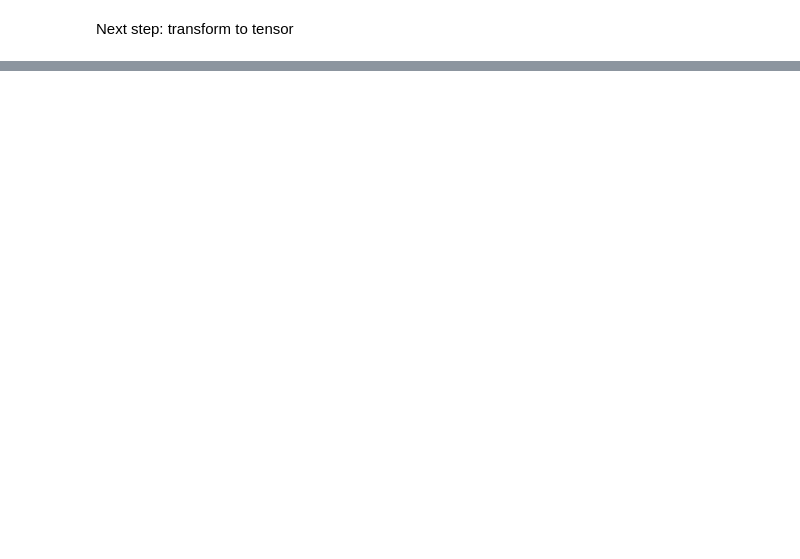
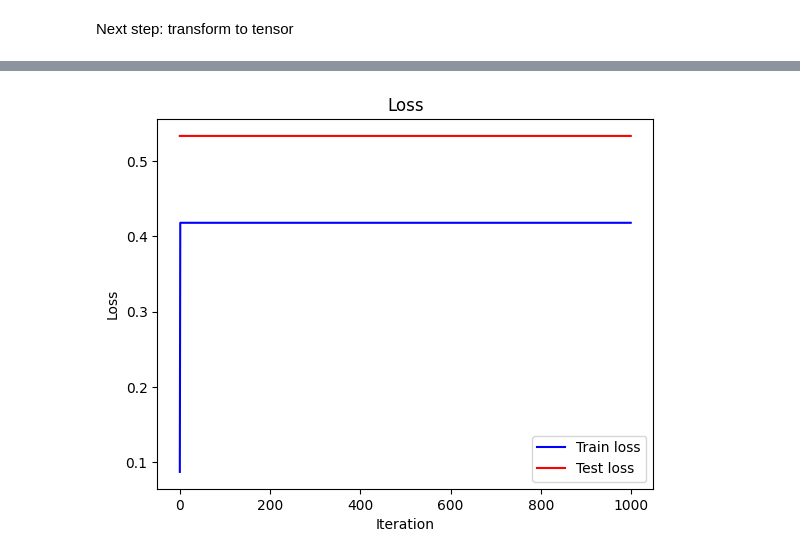
Before and after one commit to leooniiie/Thesis-marketing-attribution, a Jupyter notebook: data_prep.ipynb, the cells around one changed output, grey strips where cells are left out. Saved outputs shown, nothing was run; the diff lists cells and outputs as text; code cells hidden in the pictures; blank space fills up the shorter version.

```diff
--- a/data_prep.ipynb
+++ b/data_prep.ipynb
@@ -158,0 +161,4 @@ x, y = mta2tensor(df)
+# %%
+X_test, Y_test = mta2tensor(df_train, max_journ_len)
+X_train, Y_train = mta2tensor(df_test, max_journ_len)
+#X_valid, Y_valid = mta2tensor(df_valid, max_journ_len)
@@ -158,0 +169,8 @@ x, y = mta2tensor(df)
+# %%
+input_dimensions = df_train.shape[1] - 1
+batch_size = len(X_train)
+time_size = max_journ_len
+# what are good weights??
+w_pos =  1
+w_neg = 50
+print(input_dimensions, batch_size, time_size)
@@ -158,0 +283,24 @@ x, y = mta2tensor(df)
+# %%
+# Initialize all the variables
+init_variables = tf.compat.v1.global_variables_initializer()
+session.run(init_variables)
+
+# Initialize the losses
+train_losses = []
+validation_losses = []
+ep = []
+epochs = 1000
+
+# Perform all the iterations
+for epoch in range(epochs):
+    # Compute the losses
+    _, train_loss = session.run([train_step, loss], feed_dict={gru.input_layer: X_train, expected_output: Y_train})
+    validation_loss = session.run(loss, feed_dict={gru.input_layer: X_test, expected_output: Y_test})
+
+    # Log the losses
+    train_losses += [train_loss]
+    validation_losses += [validation_loss]
+
+    # Display an update 10 times
+    if epoch % (epochs/10) == 0:
+        print('Iteration: %d, train loss: %.4f, test loss: %.4f' % (epoch, train_loss, validation_loss))
@@ -158,0 +325,10 @@ x, y = mta2tensor(df)
+# %%
+plt.plot(train_losses, '-b', label='Train loss')
+plt.plot(validation_losses, '-r', label='Test loss')
+plt.legend(loc=0)
+plt.title('Loss')
+plt.xlabel('Iteration')
+plt.ylabel('Loss')
+plt.show()
+# %% [output]
+[figure, added]
```
Also changed, not shown: parts of 24 cells of this notebook, 12 other files.
